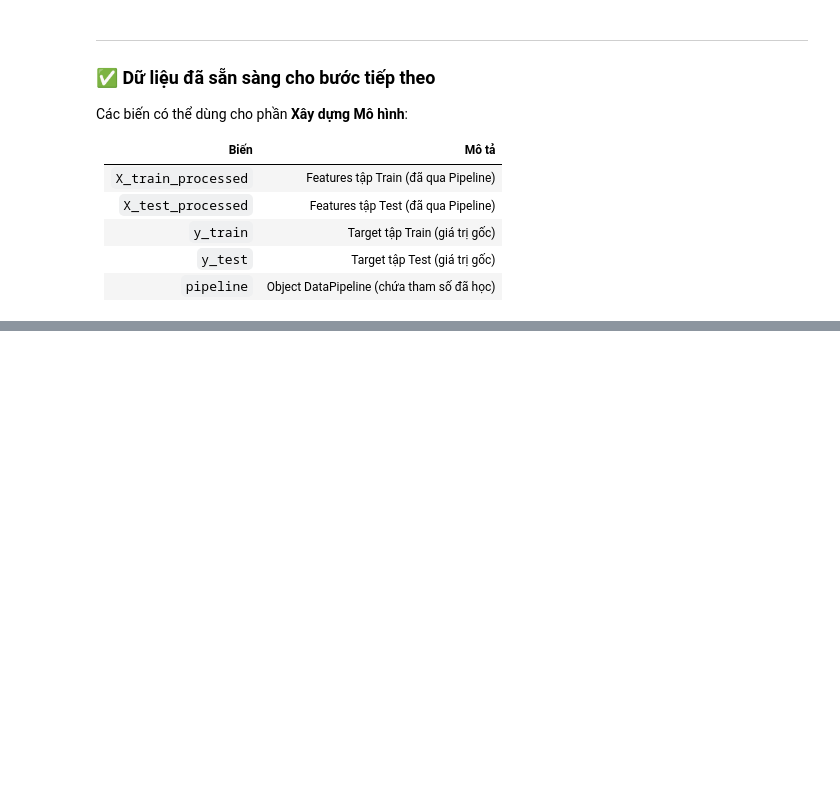
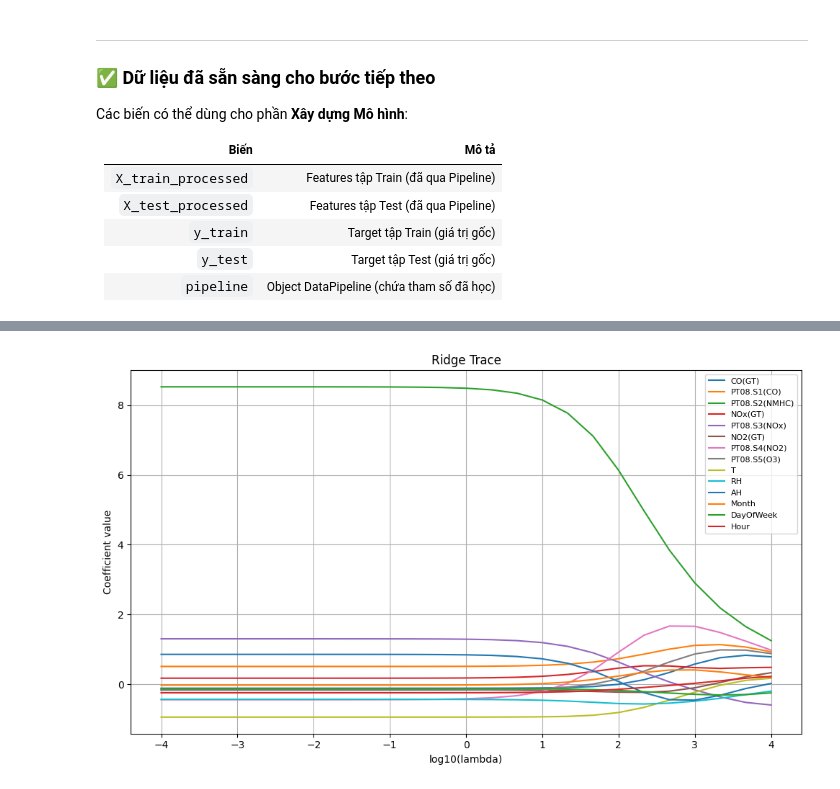
Before and after one commit to TNTruong196/Prj2_TUDTK_N1, a Jupyter notebook: part2/part2_notebook.ipynb, the cells around one changed output, grey strips where cells are left out. Saved outputs shown, nothing was run; the diff lists cells and outputs as text; code cells hidden in the pictures; blank space fills up the shorter version.

```diff
--- a/part2/part2_notebook.ipynb
+++ b/part2/part2_notebook.ipynb
@@ -437,0 +516,11 @@ Các biến có thể dùng cho phần **Xây dựng Mô hình**:
+# %%
+trace_lambdas = cv_results['lambda'].tolist()
+_ = plot_ridge_trace(
+    data_for_model['X_train'],
+    data_for_model['y_train'],
+    trace_lambdas,
+    feature_names=feature_names,
+    max_features=20,
+)
+# %% [output]
+[figure, added]
```
Also changed, not shown: parts of 8 cells of this notebook, 4 other files.
